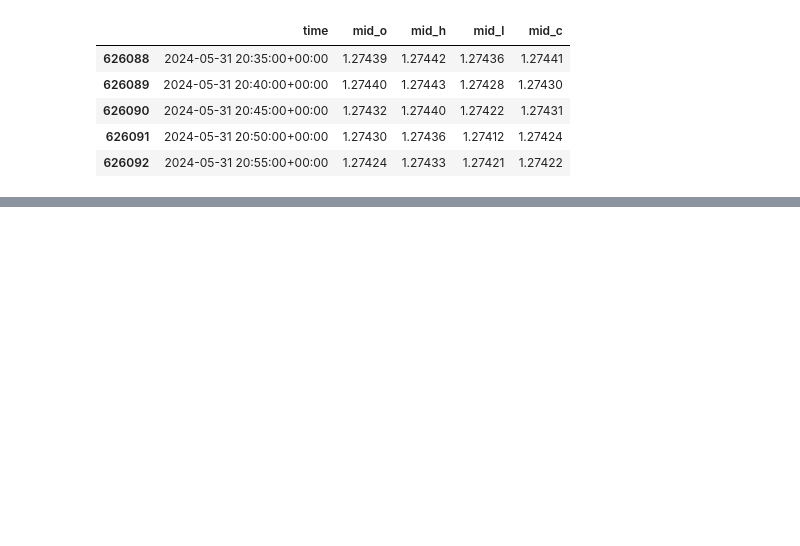
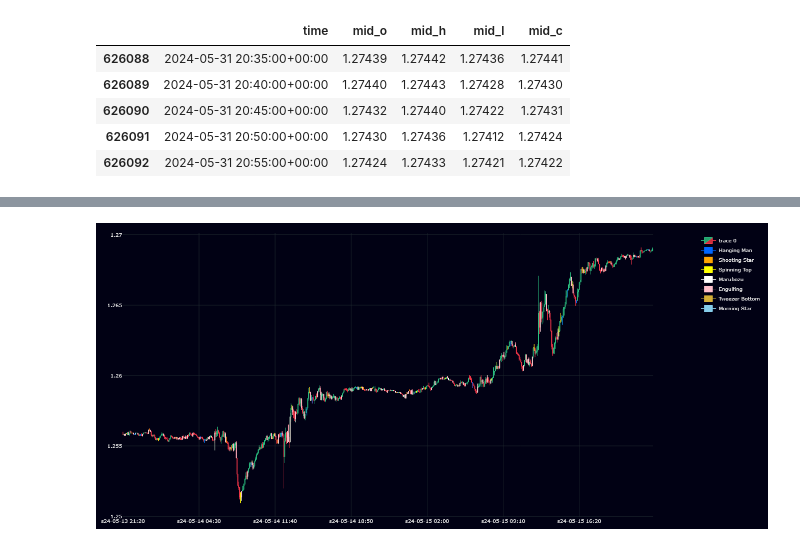
Before and after one commit to Devbrianhuynh/fx-algorithms, a Jupyter notebook: exploration/candle_patterns.ipynb, the cells around one changed output, grey strips where cells are left out. Cells and saved outputs as stored; diff of their text form; code cells hidden in the pictures; blank space fills up the shorter version.

Commit message:
Develop and test candle patterns

```diff
--- a/exploration/candle_patterns.ipynb
+++ b/exploration/candle_patterns.ipynb
@@ -57,0 +39,2 @@ Name: 626092, dtype: object
+# %%
+df_analysis = apply_patterns(df_analysis)
@@ -57,0 +162,43 @@ Name: 626092, dtype: object
+# %%
+df_plot = df_analysis.iloc[622100:622700]
+# %%
+def add_trace(df, marker, name):
+    cp.fig.add_trace(go.Candlestick(
+        x=df['s_time'],
+        open=df['mid_o'],
+        high=df['mid_h'],
+        low=df['mid_l'],
+        close=df['mid_c'],
+        line={'width': 1},
+        opacity=1,
+        increasing_fillcolor=marker,
+        decreasing_fillcolor=marker ,
+        increasing_line_color=marker,
+        decreasing_line_color=marker,
+        name=name
+    ))
+# %%
+cp = CandlePlot(df_plot, candles=True)
+df_hanging_man = cp.df_plot[cp.df_plot['hanging_man'] == True]
+df_shooting_star = cp.df_plot[cp.df_plot['shooting_star'] == True]
+df_spinning_top = cp.df_plot[cp.df_plot['spinning_top'] == True]
+df_marubozu = cp.df_plot[cp.df_plot['marubozu'] == True]
+df_engulfing = cp.df_plot[cp.df_plot['engulfing'] == True]
+df_tweezer_top = cp.df_plot[cp.df_plot['tweezer_top'] == True]
+df_tweezer_bottom = cp.df_plot[cp.df_plot['tweezer_bottom'] == True]
+df_morning_star = cp.df_plot[cp.df_plot['morning_star'] == True]
+df_evening_star = cp.df_plot[cp.df_plot['evening_star'] == True]
+
+add_trace(df_hanging_man, MARKER_HANGING_MAN, 'Hanging Man')
+add_trace(df_shooting_star, MARKER_SHOOTING_STAR, 'Shooting Star')
+add_trace(df_spinning_top, MARKER_SPINNING_TOP, 'Spinning Top')
+add_trace(df_marubozu, MARKER_MARUBOZU, 'Marubozu')
+add_trace(df_engulfing, MARKER_ENGULFING, 'Engulfing')
+add_trace(df_tweezer_top, MARKER_TWEEZER_TOP, 'Tweezer Top')
+add_trace(df_tweezer_bottom, MARKER_TWEEZER_BOTTOM, 'Tweezer Bottom')
+add_trace(df_morning_star, MARKER_MORNING_STAR, 'Morning Star')
+add_trace(df_evening_star, MARKER_EVENING_STAR, 'Evening Star')
+
+cp.show_plot()
+# %% [output]
+[figure, added]
```
Also changed, not shown: parts of 11 cells of this notebook, 3 other files.
